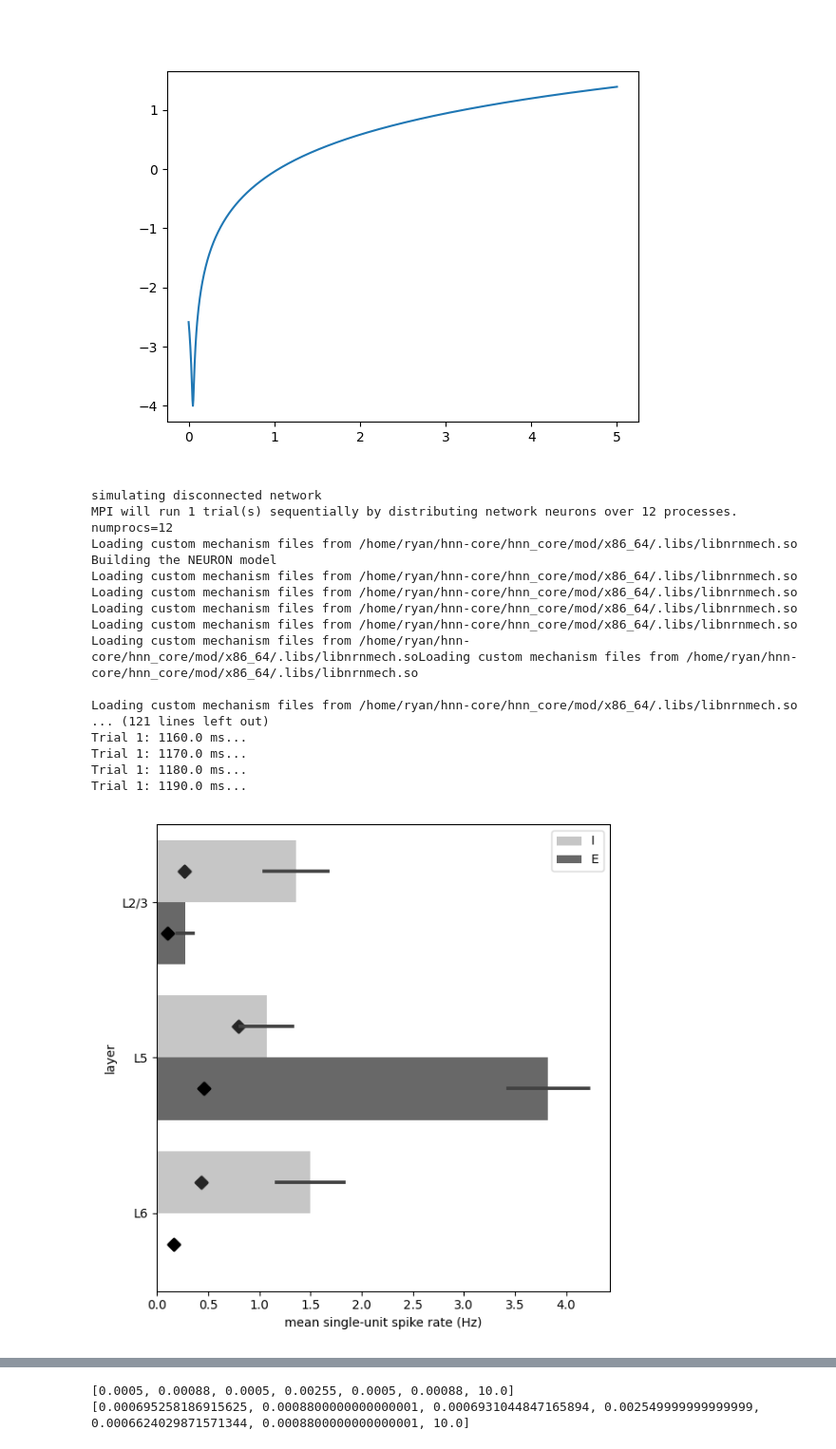
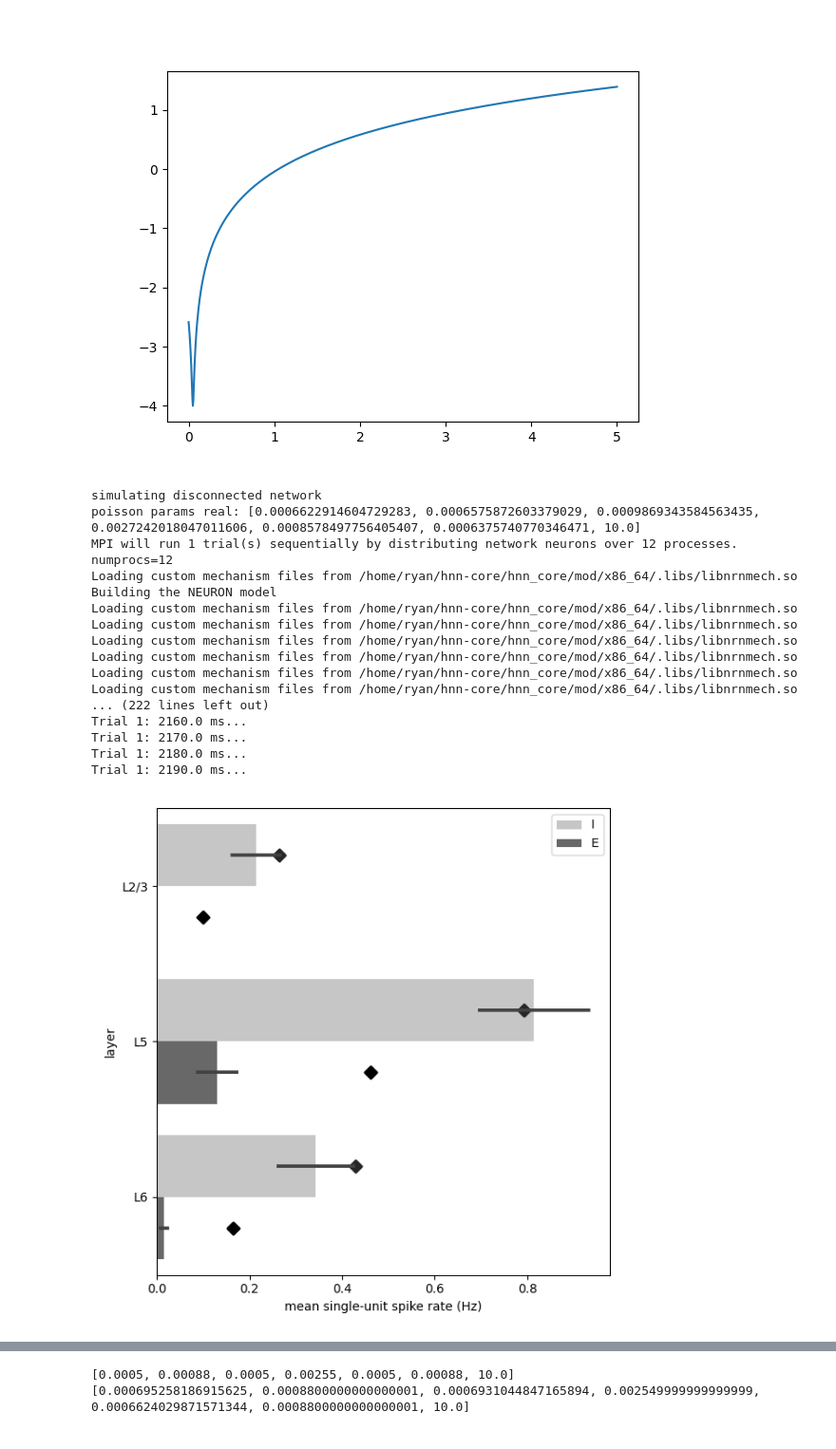
Before and after one commit to rythorpe/hnn-core, a Jupyter notebook: rs_dd_project/opt_baseline_drive.ipynb, the cells around one changed output, grey strips where cells are left out. Shown at 95% size. Saved outputs shown, nothing was run; the diff lists cells and outputs as text; code cells hidden in the pictures.

Commit message:
BUG: set sim_time and burn_in_time in opt_baseline_drive.ipynb

```diff
--- a/rs_dd_project/opt_baseline_drive.ipynb
+++ b/rs_dd_project/opt_baseline_drive.ipynb
@@ -269,40 +269,50 @@ poiss_params = [5.881091045134722748e-04,
 
 poiss_params = [8.182550207115202182e-04,
                 9.003966207021514914e-04,
                 9.730351493921696659e-04,
                 3.562335186046668763e-03,
                 7.854424797038891525e-04,
                 8.100656416899799104e-04,
-                poiss_rate_0]
+                poiss_rate_0]  # opt 5th try
 
+poiss_params = [6.622914604729283070e-04,
+                6.575872603379028783e-04,
+                9.869343584563434590e-04,
+                2.724201804701160620e-03,
+                8.578497756405406658e-04,
+                6.375740770346471258e-04,
+                poiss_rate_0]  # opt 6th try
 
-net, dpls = simulate_network(net_original.copy(), 1200, 200,
+sim_time = 2200
+burn_in_time = 200
+
+net, dpls = simulate_network(net_original.copy(), sim_time, burn_in_time,
                              poiss_params=poiss_params, clear_conn=True,
                              n_procs=n_procs)
 
 fig_net_response = plot_net_response(dpls, net, sim_time)
 plt.tight_layout()
 
 fig_sr_profiles = plot_spiking_profiles(net, sim_time, burn_in_time,
                                         target_spike_rates=target_sr_unconn)
 plt.tight_layout()
 plt.show()
 # %% [output]
 simulating disconnected network
+poisson params real: [0.0006622914604729283, 0.0006575872603379029, 0.0009869343584563435, 0.0027242018047011606, 0.0008578497756405407, 0.0006375740770346471, 10.0]
 MPI will run 1 trial(s) sequentially by distributing network neurons over 12 processes.
 numprocs=12
 Loading custom mechanism files from /home/ryan/hnn-core/hnn_core/mod/x86_64/.libs/libnrnmech.so
 Building the NEURON model
 Loading custom mechanism files from /home/ryan/hnn-core/hnn_core/mod/x86_64/.libs/libnrnmech.so
 Loading custom mechanism files from /home/ryan/hnn-core/hnn_core/mod/x86_64/.libs/libnrnmech.so
 Loading custom mechanism files from /home/ryan/hnn-core/hnn_core/mod/x86_64/.libs/libnrnmech.so
 Loading custom mechanism files from /home/ryan/hnn-core/hnn_core/mod/x86_64/.libs/libnrnmech.so
-Loading custom mechanism files from /home/ryan/hnn-core/hnn_core/mod/x86_64/.libs/libnrnmech.soLoading custom mechanism files from /home/ryan/hnn-core/hnn_core/mod/x86_64/.libs/libnrnmech.so
-
 Loading custom mechanism files from /home/ryan/hnn-core/hnn_core/mod/x86_64/.libs/libnrnmech.so
-... (121 lines left out)
-Trial 1: 1160.0 ms...
-Trial 1: 1170.0 ms...
-Trial 1: 1180.0 ms...
-Trial 1: 1190.0 ms...
+Loading custom mechanism files from /home/ryan/hnn-core/hnn_core/mod/x86_64/.libs/libnrnmech.so
+... (222 lines left out)
+Trial 1: 2160.0 ms...
+Trial 1: 2170.0 ms...
+Trial 1: 2180.0 ms...
+Trial 1: 2190.0 ms...
-[figure, old version]
+[figure, new version]
```
Also changed, not shown: parts of 1 cell of this notebook, 2 other files.
